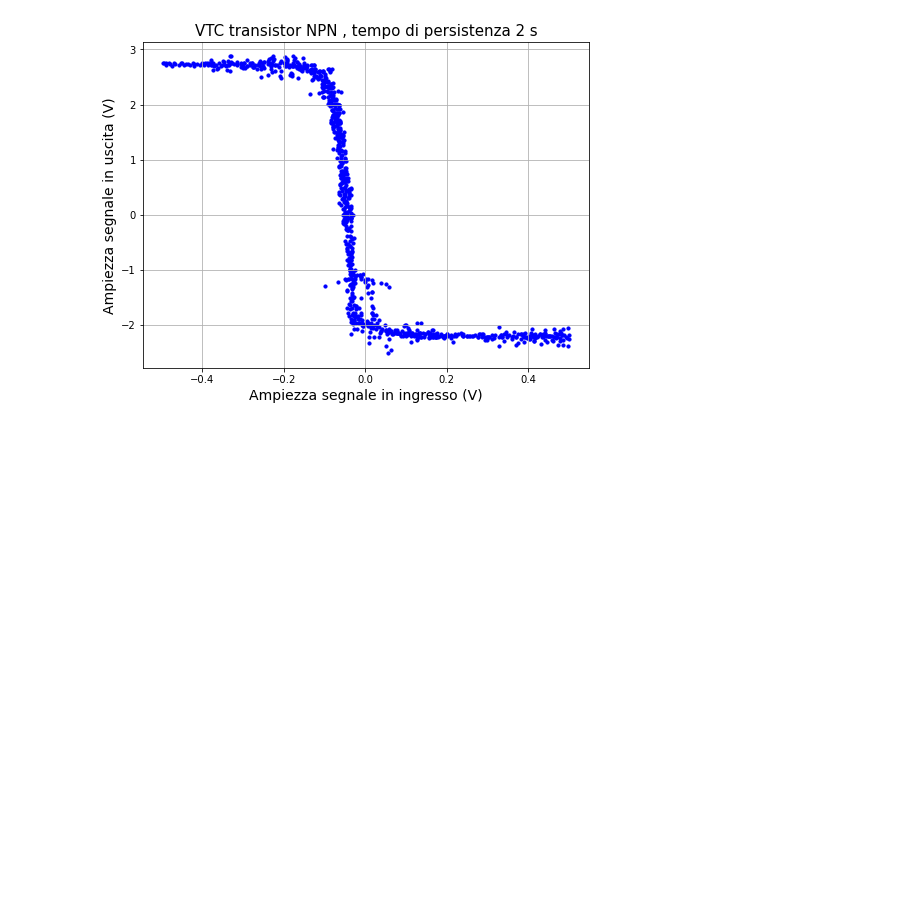
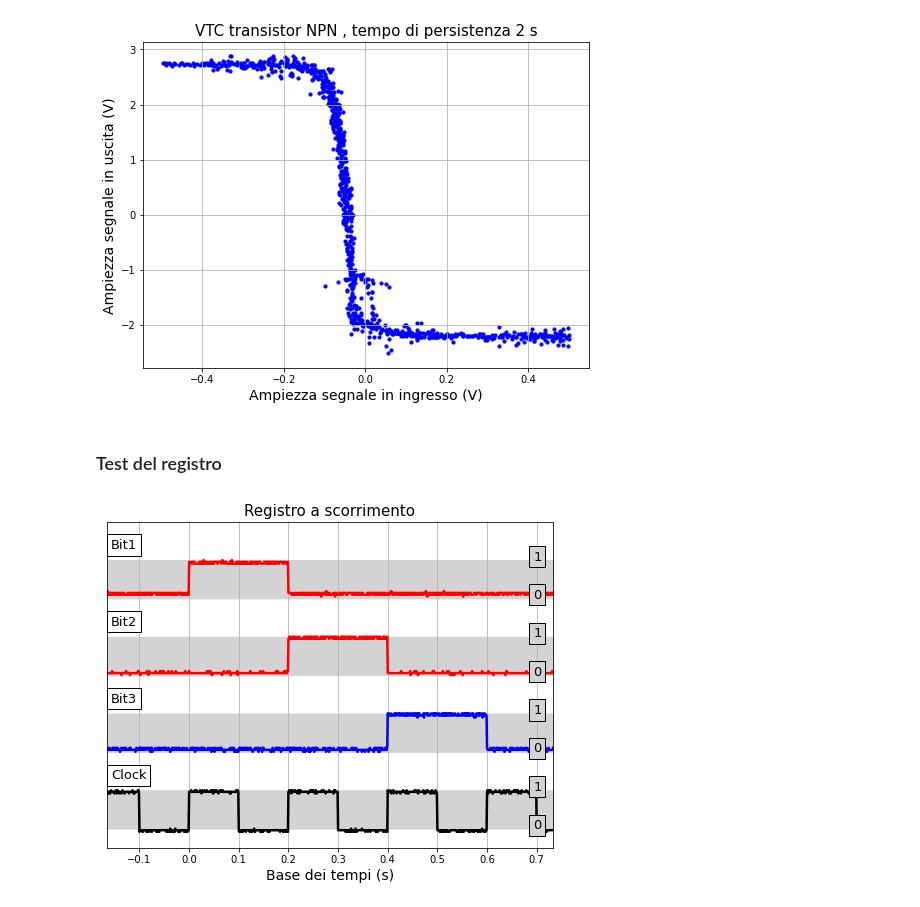
Before and after one commit to valeriopagliarino/Electronics-2021-UNITO-Public, a Jupyter notebook: analysis/2_AND_JK_BJT.ipynb, the cells around one changed output. Drawn from its saved outputs; the diff is of its cells as text; code cells hidden in the pictures; blank space fills up the shorter version.

```diff
--- a/analysis/2_AND_JK_BJT.ipynb
+++ b/analysis/2_AND_JK_BJT.ipynb
@@ -582,3 +580,20 @@ ax.grid()
 plt.savefig(f"{OUTPUTDIR}/NPN-XY.pdf")
 # %% [output]
 [figure]
+# %% [markdown]
+### Test del registro
+# %%
+start   = 700
+end     = 1600
+
+sig_1_D3b = sig_1_D3[start:end]
+sig_2_D3b = sig_2_D3[start:end]
+sig_3_D3b = sig_3_D3[start:end]
+sig_4_D3b = -1 * sig_4_D3[start:end] + 5
+time_1_D3b = time_1_D3[start:end]
+
+plotLogicLevelNoClock(sig_1_D3b/sig_1_D3b.max(), "Bit1", sig_2_D3b/sig_2_D3b.max(), "Bit2", sig_3_D3b/sig_3_D3b.max(), "Bit3", sig_4_D3b/sig_4_D3b.max(), "Clock",
+                            time_1_D3b,time_1_D3b[0], time_1_D3b[len(time_1_D3b)-1],1, titl = 'Registro a scorrimento')
+plt.savefig(f"{OUTPUTDIR}/reg_test.pdf")
+# %% [output]
+[figure, added]
```
Also changed, not shown: parts of 3 cells of this notebook, 3 other files.
